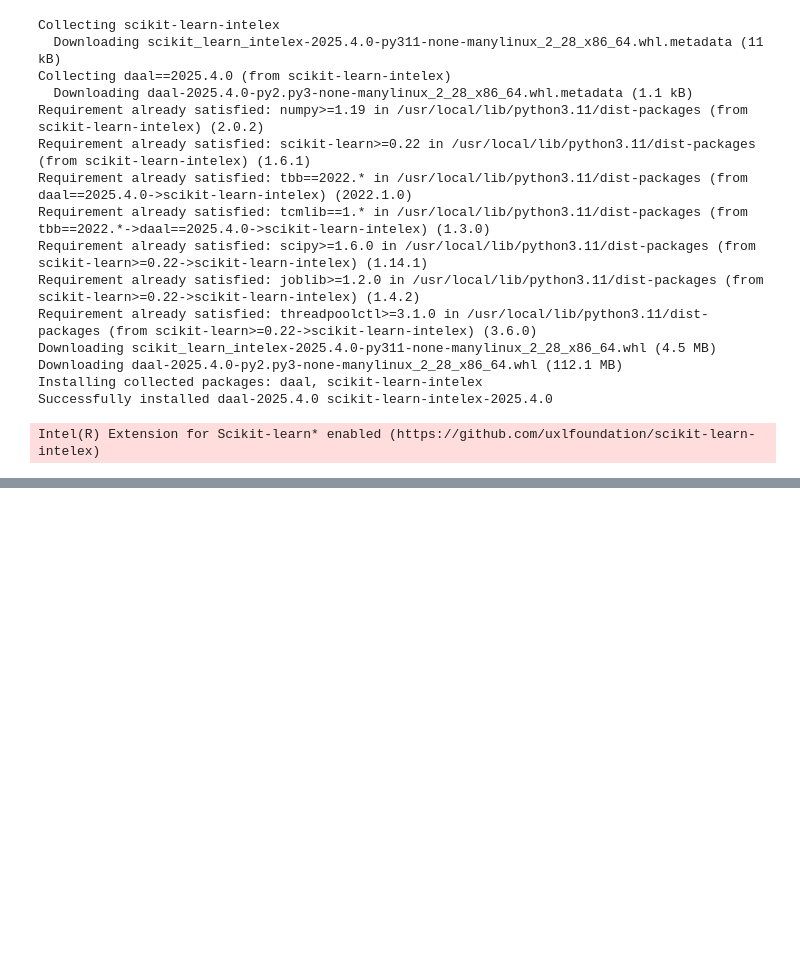
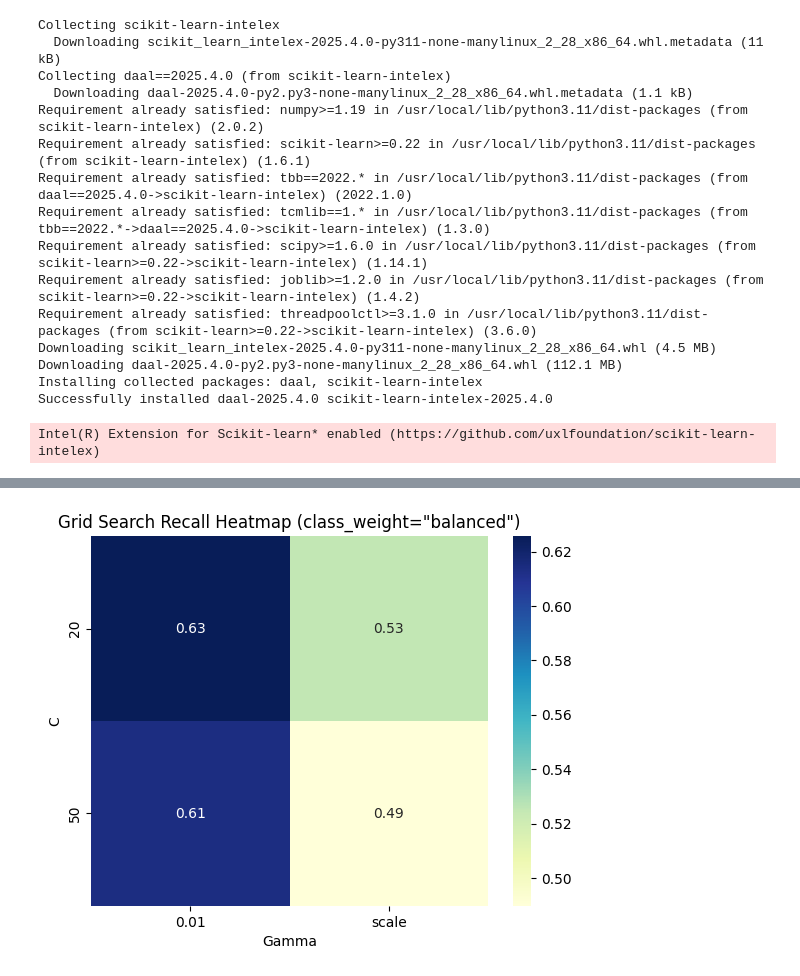
Before and after one commit to sergeGITH/TS, a Jupyter notebook: TMDL_group_project.ipynb, the cells around one changed output, grey strips where cells are left out. Cells and saved outputs as stored; diff of their text form; code cells hidden in the pictures; blank space fills up the shorter version.

```diff
--- a/TMDL_group_project.ipynb
+++ b/TMDL_group_project.ipynb
@@ -880,0 +869,8 @@ Best parameters: {'C': 10, 'class_weight': {0: 1, 1: 10}, 'gamma': 'scale', 'ker
+# %%
+#grid search
+#for recall
+grid_search = GridSearchCV(SVC(), param_grid, cv=5, scoring='recall')
+grid_search.fit(train_X_scaled, train_y)
+results_df = pd.DataFrame(grid_search.cv_results_)
+
+print(f'Best parameters for recall: {grid_search.best_params_}')
@@ -880,0 +879,8 @@ Best parameters: {'C': 10, 'class_weight': {0: 1, 1: 10}, 'gamma': 'scale', 'ker
+# %%
+#grid search for f-1
+
+grid_search = GridSearchCV(SVC(), param_grid, cv=5, scoring='f1')
+grid_search.fit(train_X_scaled, train_y)
+results_df = pd.DataFrame(grid_search.cv_results_)
+
+print(f'Best parameters for f-1: {grid_search.best_params_}')
@@ -880,0 +889,9 @@ Best parameters: {'C': 10, 'class_weight': {0: 1, 1: 10}, 'gamma': 'scale', 'ker
+# %%
+#grid search for accuracy
+
+grid_search = GridSearchCV(SVC(), param_grid, cv=5, scoring='accuracy')
+grid_search.fit(train_X_scaled, train_y)
+
+results_df = pd.DataFrame(grid_search.cv_results_)
+
+print(f'Best parameters for accuracy: {grid_search.best_params_}')
@@ -880,0 +913,19 @@ Best parameters: {'C': 10, 'class_weight': {0: 1, 1: 10}, 'gamma': 'scale', 'ker
+# %%
+#finding best C and gamma combinations
+
+
+# Filter for class_weight='balanced'
+heatmap_df = results_df[results_df['param_class_weight'] == 'balanced']
+
+# Pivot the table to plot heatmap
+pivot_table = heatmap_df.pivot_table(values='mean_test_score',
+                                      index='param_C',
+                                      columns='param_gamma')
+
+sns.heatmap(pivot_table, annot=True, cmap='YlGnBu')
+plt.title('Grid Search Recall Heatmap (class_weight="balanced")')
+plt.xlabel('Gamma')
+plt.ylabel('C')
+plt.show()
+# %% [output]
+[figure, added]
```
Also changed, not shown: parts of 27 cells of this notebook.
